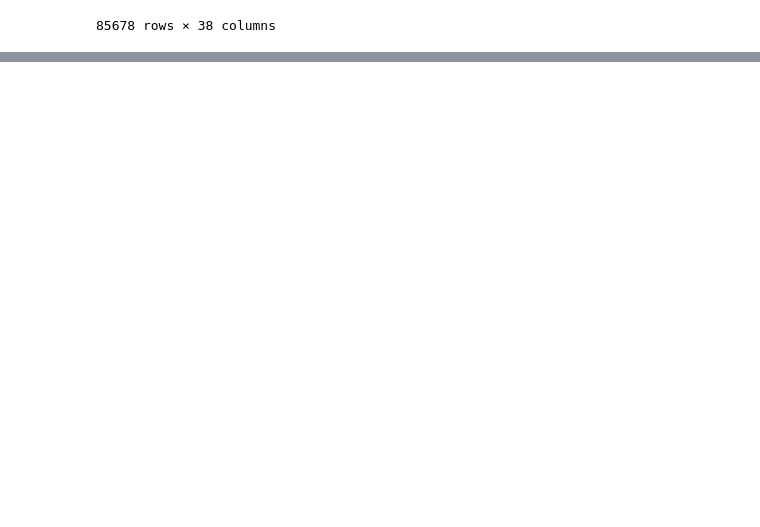
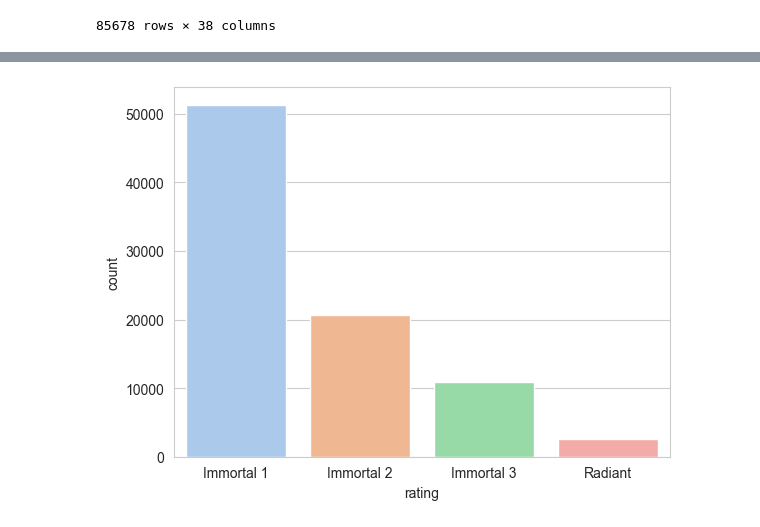
Before and after one commit to ubco-W2022T2-data301/project-group-group64, a Jupyter notebook: analysis/analysis2.ipynb, the cells around one changed output, grey strips where cells are left out. Cells and saved outputs as stored; diff of their text form; code cells hidden in the pictures; blank space fills up the shorter version.

```diff
--- a/analysis/analysis2.ipynb
+++ b/analysis/analysis2.ipynb
@@ -26,0 +70,16 @@ df
+# %%
+#this countplot shows the lack of data for lower ratings
+value_counts = df['rating'].value_counts()
+
+# I Decided to remove the ratings that have less than 10% players of the 35,000 Immortal 1
+# Keep rows where the city column is not in to_remove
+remove = value_counts[value_counts <= 1750].index
+df = df[~df.rating.isin(remove)]
+
+
+sns.countplot(x='rating', data=df, palette='pastel', order=df['rating'].value_counts().index)
+plt.show()
+
+# got this from karam to help with deviding the data by rank
+# %% [output]
+[figure, added]
```
Also changed, not shown: parts of 9 cells of this notebook.
